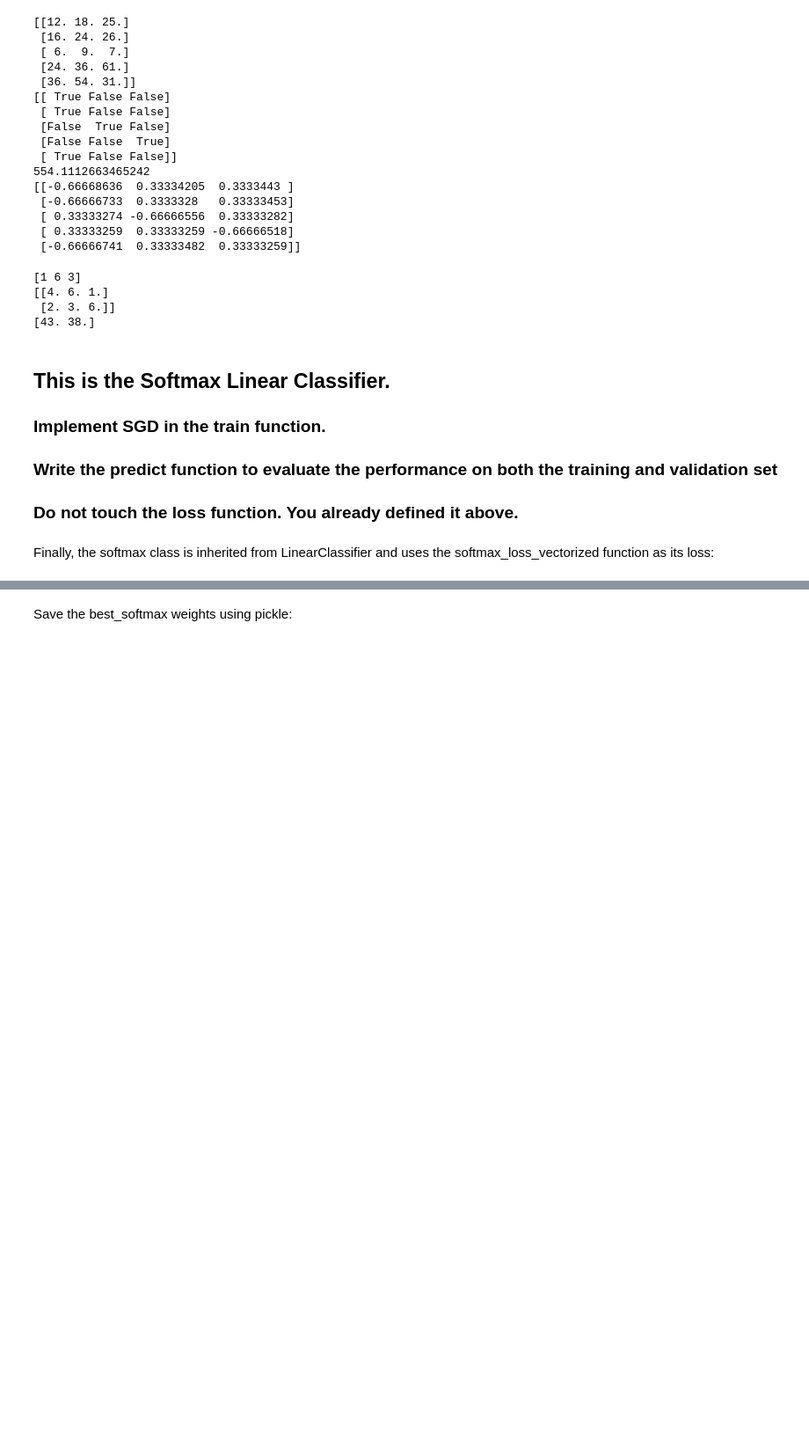
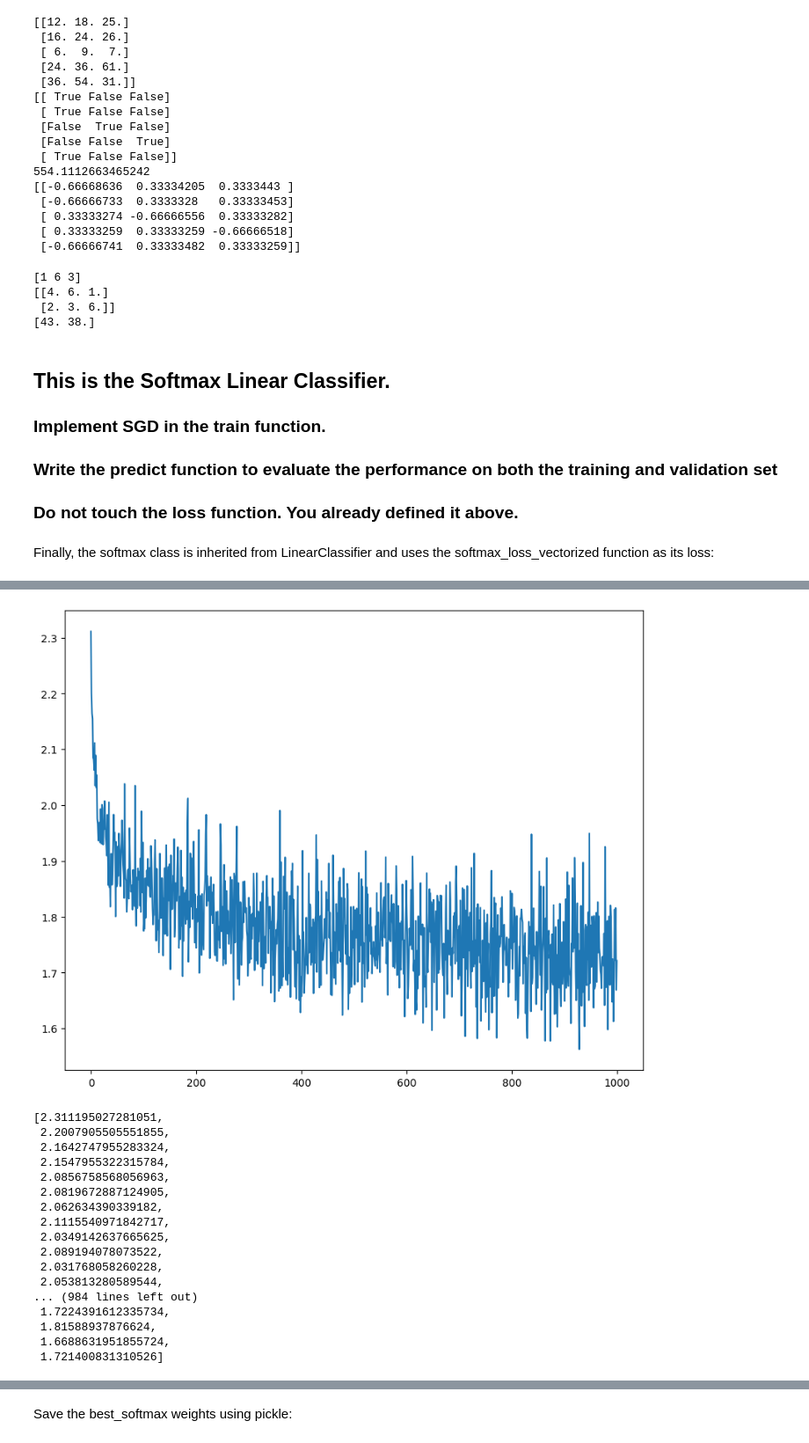
Before and after one commit to arnvo/DLAV, a Jupyter notebook: homeworks/hw2/Softmax.ipynb, the cells around one changed output, grey strips where cells are left out. Shown: that part at 88% size. Saved outputs shown, nothing was run; the diff lists cells and outputs as text; code cells hidden in the pictures; blank space fills up the shorter version.

```diff
--- a/homeworks/hw2/Softmax.ipynb
+++ b/homeworks/hw2/Softmax.ipynb
@@ -358,7 +359,7 @@ class LinearClassifier(object):
         self.W = None
 
     def train(self, X, y, learning_rate=1e-3, num_iters=100,
-            batch_size=200, verbose=False):
+            batch_size=200, verbose=False,plot_prog=False):
         """
         Train this linear classifier using stochastic gradient descent.
 
@@ -383,6 +384,8 @@ class LinearClassifier(object):
 
         # Run stochastic gradient descent to optimize W
         loss_history = []
+        acc_history=[]
+        W_history=[]
         for it in range(num_iters):
             #########################################################################
             # TODO:                                                                 #
@@ -396,7 +399,7 @@ class LinearClassifier(object):
             # replacement is faster than sampling without replacement.              #
             #########################################################################
 
-            samples_idx=np.random.choice(num_train,(batch_size,1))
+            samples_idx=np.random.choice(num_train,(batch_size))
 
             X_batch = X[samples_idx]
             y_batch = y[samples_idx]
@@ -404,11 +407,18 @@ class LinearClassifier(object):
             #                       END OF YOUR CODE                                #
             #########################################################################
 
-            # evaluate loss and gradient
+            # evaluate loss and gradient and accuracy
             loss, grad = self.loss(X_batch, y_batch)
             loss_history.append(loss)
 
+
+            y_pred=np.argmax(X.dot(self.W),axis=1)
+            acc=((y_pred==y).astype(int)).mean()
+            acc_history.append(acc)
+
             # perform parameter update
+            self.W += -learning_rate*grad
+
             #########################################################################
             # TODO:                                                                 #
             # Update the weights using the gradient and the learning rate.          #
@@ -420,6 +430,10 @@ class LinearClassifier(object):
 
             if verbose and it % 100 == 0:
                 print('iteration %d / %d: loss %f' % (it, num_iters, loss))
+
+        if plot_prog==True:
+          plt.plot(range(num_iters),loss_history)
+          plt.show()
 
         return loss_history
 
@@ -438,11 +452,15 @@ class LinearClassifier(object):
         class.
         """
         y_pred = np.zeros(X.shape[0])
+
+        S=X.dot(self.W)
+        y_pred=np.argmax(S,axis=1)
+
         ###########################################################################
         # TODO:                                                                   #
         # Implement this method. Store the predicted labels in y_pred.            #
         ###########################################################################
-        pass
+
         ###########################################################################
         #                           END OF YOUR CODE                              #
         ###########################################################################
@@ -507,3 +506,26 @@ vectorized loss: 2.301898e+00 computed in 0.035475s
+# %%
+sm=Softmax()
+learn_r=3.156362e-03
+sm.train(X_train,y_train,learn_r,1000,plot_prog=True)
+# %% [output]
+[figure, added]
+[2.311195027281051,
+ 2.2007905505551855,
+ 2.1642747955283324,
+ 2.1547955322315784,
+ 2.0856758568056963,
+ 2.0819672887124905,
+ 2.062634390339182,
+ 2.1115540971842717,
+ 2.0349142637665625,
+ 2.089194078073522,
+ 2.031768058260228,
+ 2.053813280589544,
+... (984 lines left out)
+ 1.7224391612335734,
+ 1.81588937876624,
+ 1.6688631951855724,
+ 1.721400831310526]
 # %%
 # Use the validation set to tune hyperparameters (learning rate).
 # You should experiment with different ranges for the learning
```
Also changed, not shown: parts of 8 cells of this notebook.
